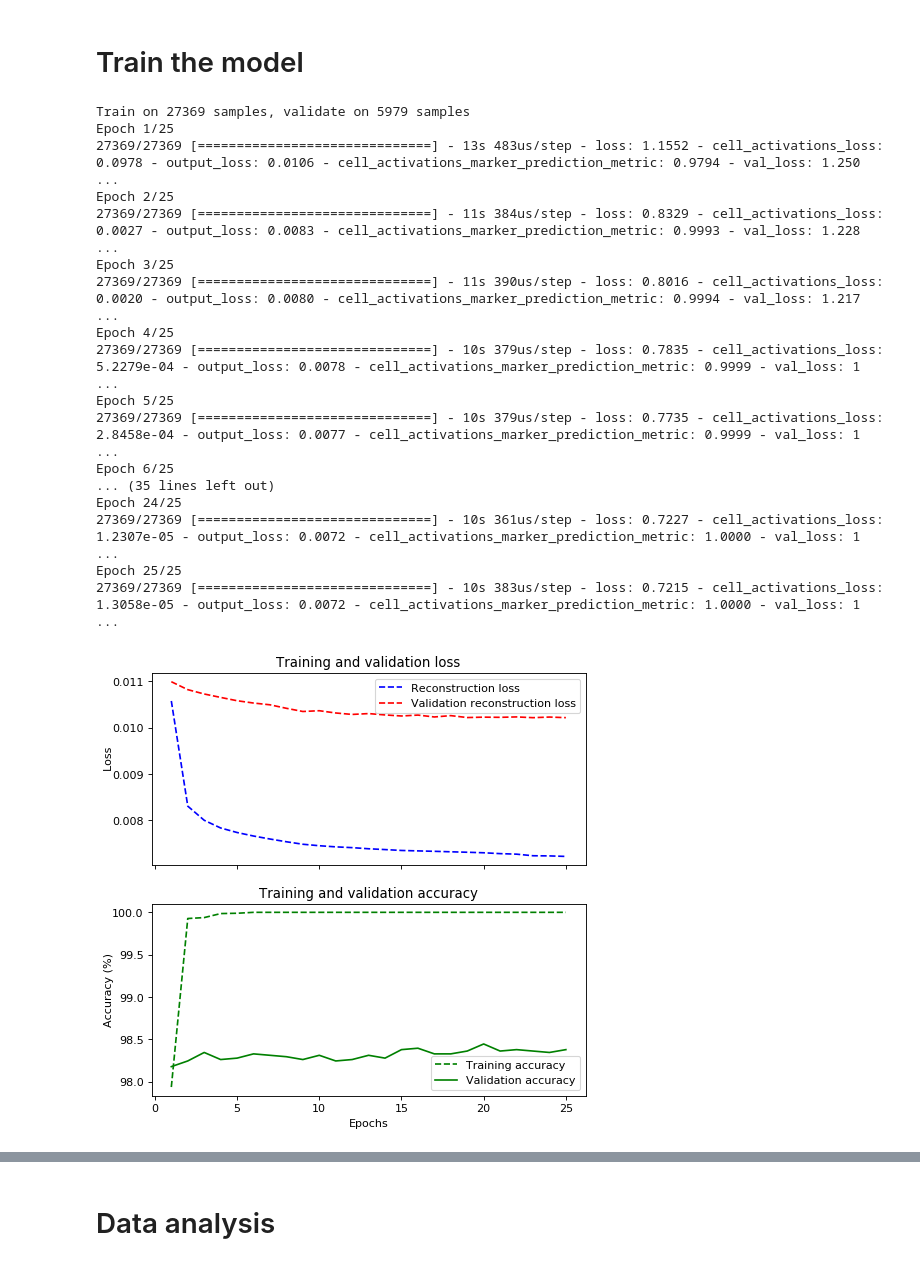
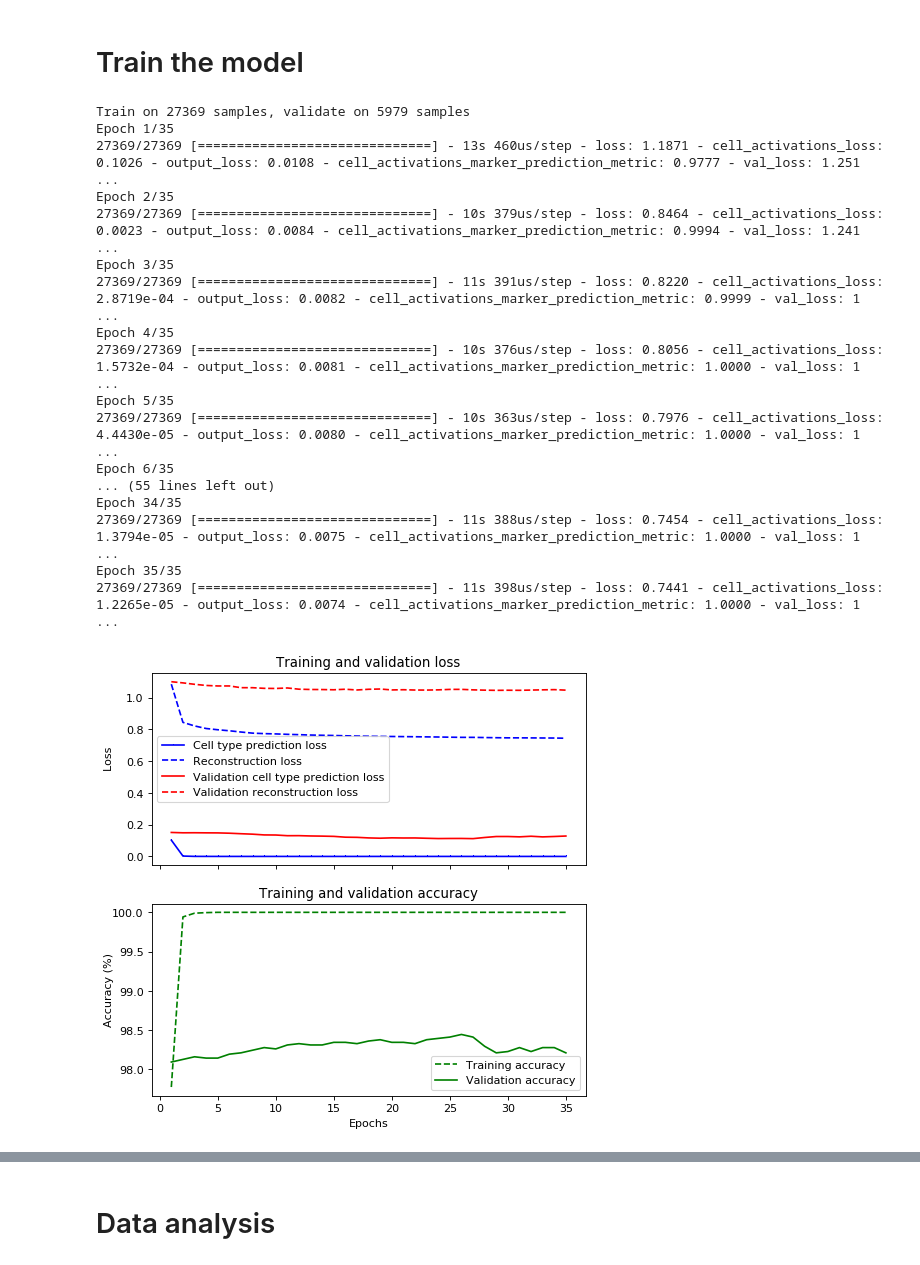
Before and after one commit to LongarMD/MarkerGenes, a Jupyter notebook: Notebooks/Testing/NewClasses_Hrvatin.ipynb, the cells around one changed output, grey strips where cells are left out. Cells and saved outputs as stored; diff of their text form; code cells hidden in the pictures.

```diff
--- a/Notebooks/Testing/NewClasses_Hrvatin.ipynb
+++ b/Notebooks/Testing/NewClasses_Hrvatin.ipynb
@@ -22,7 +22,7 @@ In this example, we used two datasets of mouse brain cells. For gene markers, we
 
 We used the Hrvatin (2018) dataset for training the neural network (NN) because it has more cells and classes, and we used the Chen (2017) dataset for testing purposes because all of its classes are present in the Hrvatin dataset.
 # %%
-EPOCHS = 25
+EPOCHS = 35
 # %%
 %load_ext autoreload
 %autoreload 2
@@ -251,24 +251,24 @@ history = saly.train_model(model, train_x, train_y, markers, marker_aliases,
                            EPOCHS, validation_data=(chen_data, chen_labels), verbose=1);
 # %% [output]
 Train on 27369 samples, validate on 5979 samples
-Epoch 1/25
-27369/27369 [==============================] - 13s 483us/step - loss: 1.1552 - cell_activations_loss: 0.0978 - output_loss: 0.0106 - cell_activations_marker_prediction_metric: 0.9794 - val_loss: 1.250 ...
-Epoch 2/25
-27369/27369 [==============================] - 11s 384us/step - loss: 0.8329 - cell_activations_loss: 0.0027 - output_loss: 0.0083 - cell_activations_marker_prediction_metric: 0.9993 - val_loss: 1.228 ...
-Epoch 3/25
-27369/27369 [==============================] - 11s 390us/step - loss: 0.8016 - cell_activations_loss: 0.0020 - output_loss: 0.0080 - cell_activations_marker_prediction_metric: 0.9994 - val_loss: 1.217 ...
-Epoch 4/25
-27369/27369 [==============================] - 10s 379us/step - loss: 0.7835 - cell_activations_loss: 5.2279e-04 - output_loss: 0.0078 - cell_activations_marker_prediction_metric: 0.9999 - val_loss: 1 ...
-Epoch 5/25
-27369/27369 [==============================] - 10s 379us/step - loss: 0.7735 - cell_activations_loss: 2.8458e-04 - output_loss: 0.0077 - cell_activations_marker_prediction_metric: 0.9999 - val_loss: 1 ...
-Epoch 6/25
-... (35 lines left out)
-Epoch 24/25
-27369/27369 [==============================] - 10s 361us/step - loss: 0.7227 - cell_activations_loss: 1.2307e-05 - output_loss: 0.0072 - cell_activations_marker_prediction_metric: 1.0000 - val_loss: 1 ...
-Epoch 25/25
-27369/27369 [==============================] - 10s 383us/step - loss: 0.7215 - cell_activations_loss: 1.3058e-05 - output_loss: 0.0072 - cell_activations_marker_prediction_metric: 1.0000 - val_loss: 1 ...
+Epoch 1/35
+27369/27369 [==============================] - 13s 460us/step - loss: 1.1871 - cell_activations_loss: 0.1026 - output_loss: 0.0108 - cell_activations_marker_prediction_metric: 0.9777 - val_loss: 1.251 ...
+Epoch 2/35
+27369/27369 [==============================] - 10s 379us/step - loss: 0.8464 - cell_activations_loss: 0.0023 - output_loss: 0.0084 - cell_activations_marker_prediction_metric: 0.9994 - val_loss: 1.241 ...
+Epoch 3/35
+27369/27369 [==============================] - 11s 391us/step - loss: 0.8220 - cell_activations_loss: 2.8719e-04 - output_loss: 0.0082 - cell_activations_marker_prediction_metric: 0.9999 - val_loss: 1 ...
+Epoch 4/35
+27369/27369 [==============================] - 10s 376us/step - loss: 0.8056 - cell_activations_loss: 1.5732e-04 - output_loss: 0.0081 - cell_activations_marker_prediction_metric: 1.0000 - val_loss: 1 ...
+Epoch 5/35
+27369/27369 [==============================] - 10s 363us/step - loss: 0.7976 - cell_activations_loss: 4.4430e-05 - output_loss: 0.0080 - cell_activations_marker_prediction_metric: 1.0000 - val_loss: 1 ...
+Epoch 6/35
+... (55 lines left out)
+Epoch 34/35
+27369/27369 [==============================] - 11s 388us/step - loss: 0.7454 - cell_activations_loss: 1.3794e-05 - output_loss: 0.0075 - cell_activations_marker_prediction_metric: 1.0000 - val_loss: 1 ...
+Epoch 35/35
+27369/27369 [==============================] - 11s 398us/step - loss: 0.7441 - cell_activations_loss: 1.2265e-05 - output_loss: 0.0074 - cell_activations_marker_prediction_metric: 1.0000 - val_loss: 1 ...
 # %%
-saly.plot_model_history(history, supervised=False)
+saly.plot_model_history(history, supervised=True)
 saly.test_model(model, test_x, test_y, markers, marker_aliases);
 # %% [output]
-[figure, old version]
+[figure, new version]
```
Also changed, not shown: parts of 18 cells of this notebook, 3 other files.
